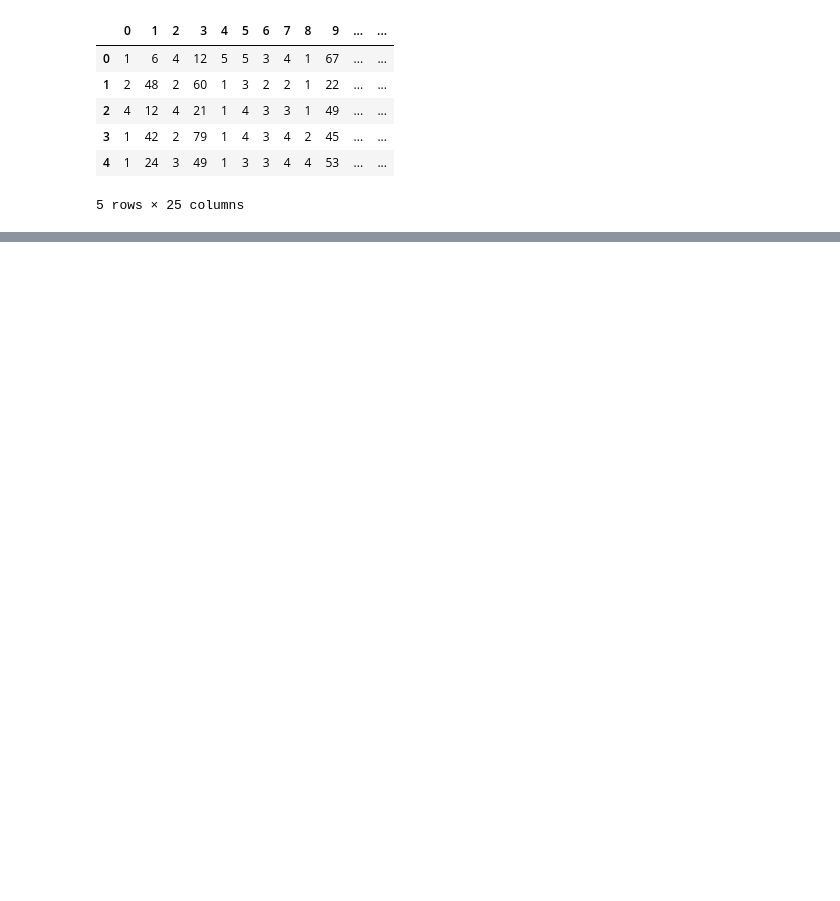
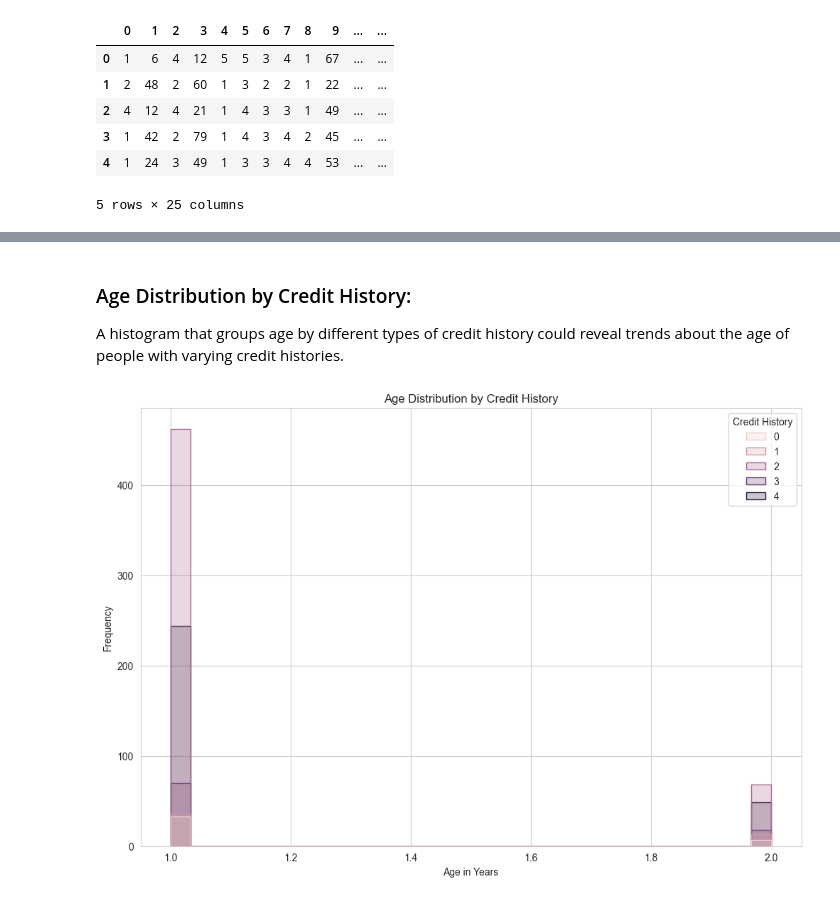
Before and after one commit to Enr1queRojas/Portfolio, a Jupyter notebook: clasic_models/notebooks/german_credit_EDA.ipynb, the cells around one changed output, grey strips where cells are left out. Cells and saved outputs as stored; diff of their text form; code cells hidden in the pictures; blank space fills up the shorter version.

```diff
--- a/clasic_models/notebooks/german_credit_EDA.ipynb
+++ b/clasic_models/notebooks/german_credit_EDA.ipynb
@@ -33,0 +148,12 @@ data.head()
+# %% [markdown]
+### Age Distribution by Credit History:
+A histogram that groups age by different types of credit history could reveal trends about the age of people with varying credit histories.
+# %%
+plt.figure(figsize=(12, 8))
+sns.histplot(data, x='Age in Years', hue='Credit History', element='step', bins=30)
+plt.title('Age Distribution by Credit History')
+plt.xlabel('Age in Years')
+plt.ylabel('Frequency')
+plt.show()
+# %% [output]
+[figure, added]
```
Also changed, not shown: parts of 16 cells of this notebook.
